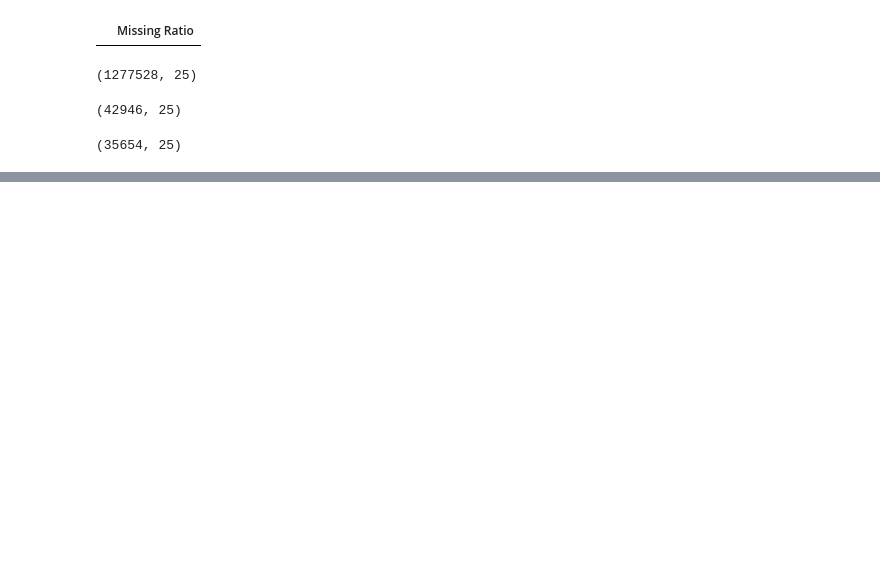
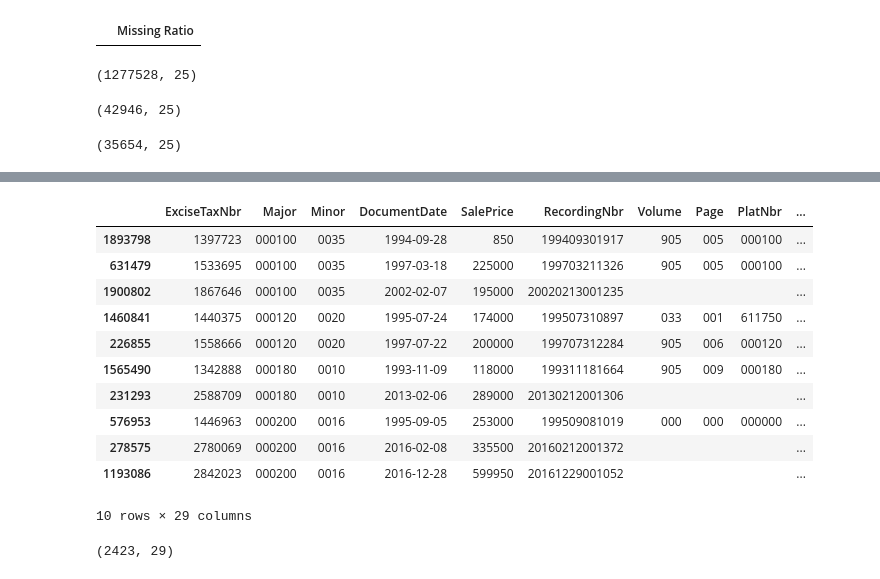
Before and after one commit to liyuanzh/KingCountyHouseMarket, a Jupyter notebook: data_prep.ipynb, the cells around one changed output, grey strips where cells are left out. Drawn from its saved outputs; the diff is of its cells as text; code cells hidden in the pictures; blank space fills up the shorter version.

Commit message:
filtered out high profit houses

```diff
--- a/data_prep.ipynb
+++ b/data_prep.ipynb
@@ -111,0 +270,25 @@ multiSale_df.to_csv("MultiSale.csv", index = False)
+# %%
+# get annualized growth rate
+multiSale_df['deltaDay'] = multiSale_df['deltaT'].dt.days
+multiSale_df.deltaDay.dtypes
+multiSale_df['CAGR'] = (multiSale_df['SalePrice']/(multiSale_df['SalePrice']-multiSale_df['deltaSalePrice'])) ** (365/multiSale_df['deltaDay']) - 1
+multiSale_df.head(10)
+# %% [output]
+|  | ExciseTaxNbr | Major | Minor | DocumentDate | SalePrice | RecordingNbr | Volume | Page | PlatNbr | ... |
+| 1893798 | 1397723 | 000100 | 0035 | 1994-09-28 | 850 | 199409301917 | 905 | 005 | 000100 | ... |
+| 631479 | 1533695 | 000100 | 0035 | 1997-03-18 | 225000 | 199703211326 | 905 | 005 | 000100 | ... |
+| 1900802 | 1867646 | 000100 | 0035 | 2002-02-07 | 195000 | 20020213001235 |  |  |  | ... |
+| 1460841 | 1440375 | 000120 | 0020 | 1995-07-24 | 174000 | 199507310897 | 033 | 001 | 611750 | ... |
+| 226855 | 1558666 | 000120 | 0020 | 1997-07-22 | 200000 | 199707312284 | 905 | 006 | 000120 | ... |
+| 1565490 | 1342888 | 000180 | 0010 | 1993-11-09 | 118000 | 199311181664 | 905 | 009 | 000180 | ... |
+| 231293 | 2588709 | 000180 | 0010 | 2013-02-06 | 289000 | 20130212001306 |  |  |  | ... |
+| 576953 | 1446963 | 000200 | 0016 | 1995-09-05 | 253000 | 199509081019 | 000 | 000 | 000000 | ... |
+| 278575 | 2780069 | 000200 | 0016 | 2016-02-08 | 335500 | 20160212001372 |  |  |  | ... |
+| 1193086 | 2842023 | 000200 | 0016 | 2016-12-28 | 599950 | 20161229001052 |  |  |  | ... |
+10 rows × 29 columns
+# %%
+# flag: keep rows with sale time interval smaller than 731 and annual growth rate above 50%
+highProfit_df = multiSale_df[(multiSale_df.deltaDay < 731) & (multiSale_df.CAGR > 0.5)].copy()
+highProfit_df.shape
+# %% [output]
+(2423, 29)
```
Also changed, not shown: parts of 13 cells of this notebook, 1 other file.
